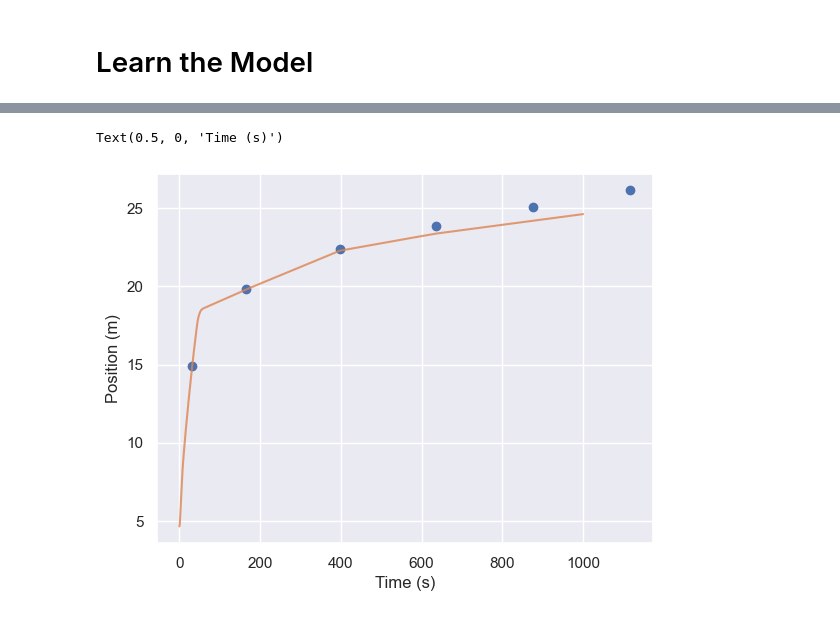
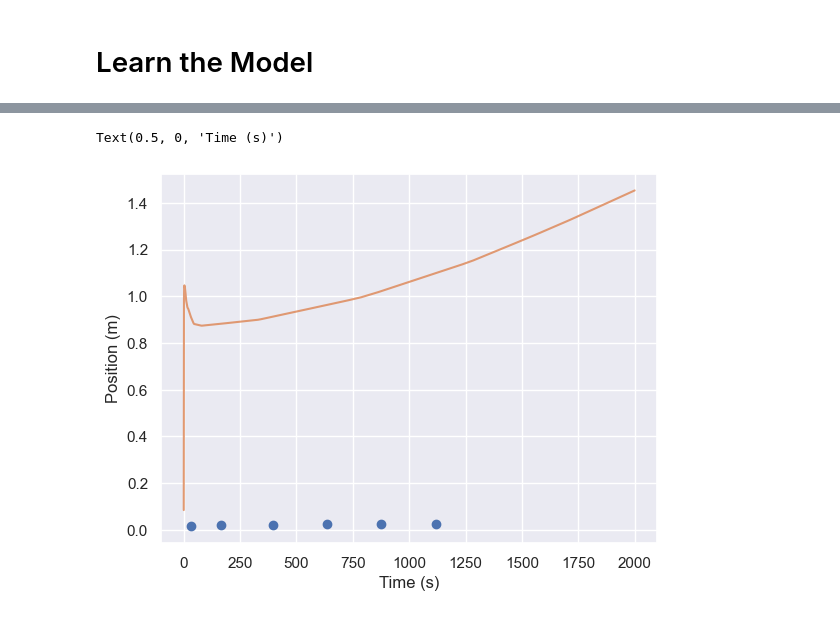
Before and after one commit to rahavdayan/pinns-model, a Jupyter notebook: src/ferrofluid/ferrofluid.ipynb, the cells around one changed output, grey strips where cells are left out. Drawn from its saved outputs; the diff is of its cells as text; code cells hidden in the pictures.

```diff
--- a/src/ferrofluid/ferrofluid.ipynb
+++ b/src/ferrofluid/ferrofluid.ipynb
@@ -44,7 +44,7 @@ Text(0.5, 0, 'Time (s)')
 # Physics Loss Model
 # %%
 def physics_loss(model: torch.nn.Module):
-    ts = torch.linspace(0, 1200, steps=1200,).view(-1, 1).requires_grad_(True).to(DEVICE)
+    ts = torch.linspace(0, 2000, steps=2000,).view(-1, 1).requires_grad_(True).to(DEVICE)
     xs = model(ts)
     dx = grad(xs, ts)[0]
     pde = (V*M(xs)*mu_0*dH_dx(xs))/(6*r*np.pi*eta) - dx
@@ -70,7 +67,7 @@ KeyboardInterrupt:
 # %% [markdown]
 # Learn the Model
 # %%
-net = Net(1,1, loss2=physics_loss, epochs=30000, loss2_weight=1, lr=1e-5).to(DEVICE)
+net = Net(1,1, loss2=physics_loss, epochs=5000, loss2_weight=1, lr=1e-5).to(DEVICE)
 losses = net.fit(train_t, train_x)
 plt.plot(losses)
 plt.yscale('log')
@@ -89,11 +86,11 @@ Epoch 27000/30000, loss: 0.01
 # %%
-times = torch.linspace(0, 1200, steps=1200,).view(-1, 1).requires_grad_(True).to(DEVICE)
+times = np.linspace(0, 2000, 2000)
 preds = net.predict(times)
 
 plt.plot(train_t, train_x, 'o')
 plt.plot(times, preds, alpha=0.8)
 plt.ylabel('Position (m)')
 plt.xlabel('Time (s)')
 # %% [output]
 Text(0.5, 0, 'Time (s)')
-[figure, old version]
+[figure, new version]
```
Also changed, not shown: parts of 2 cells of this notebook.
